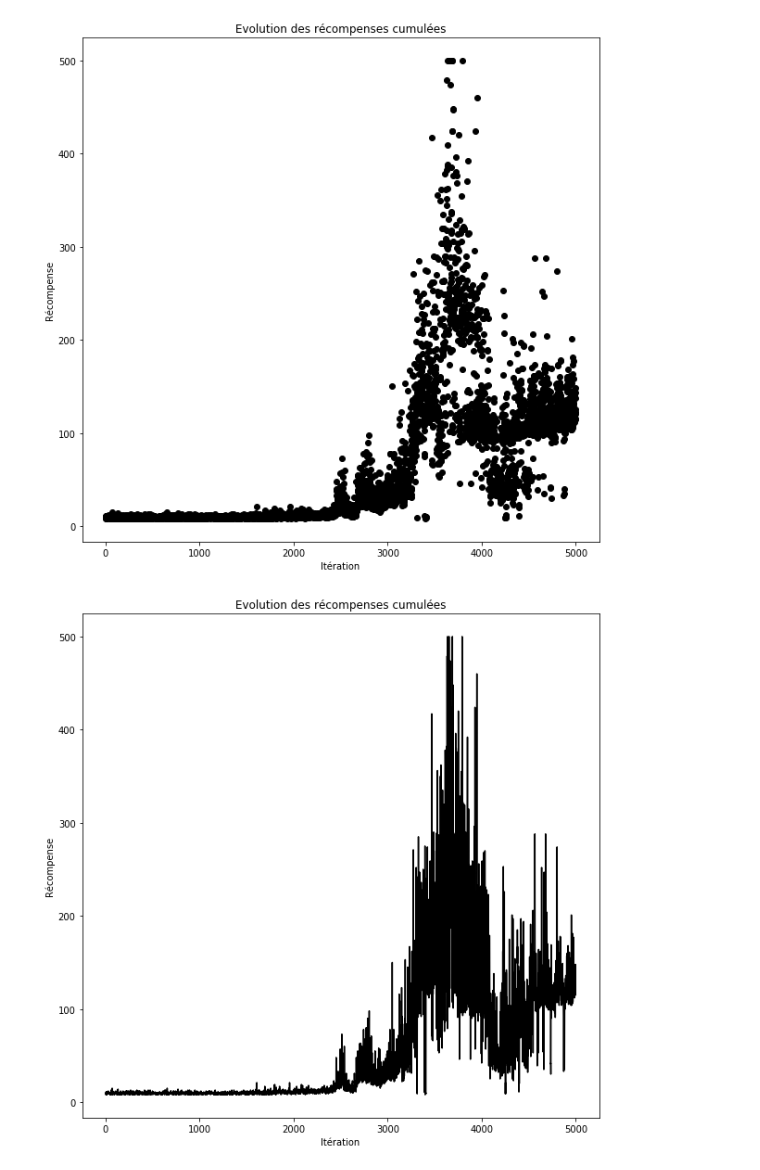
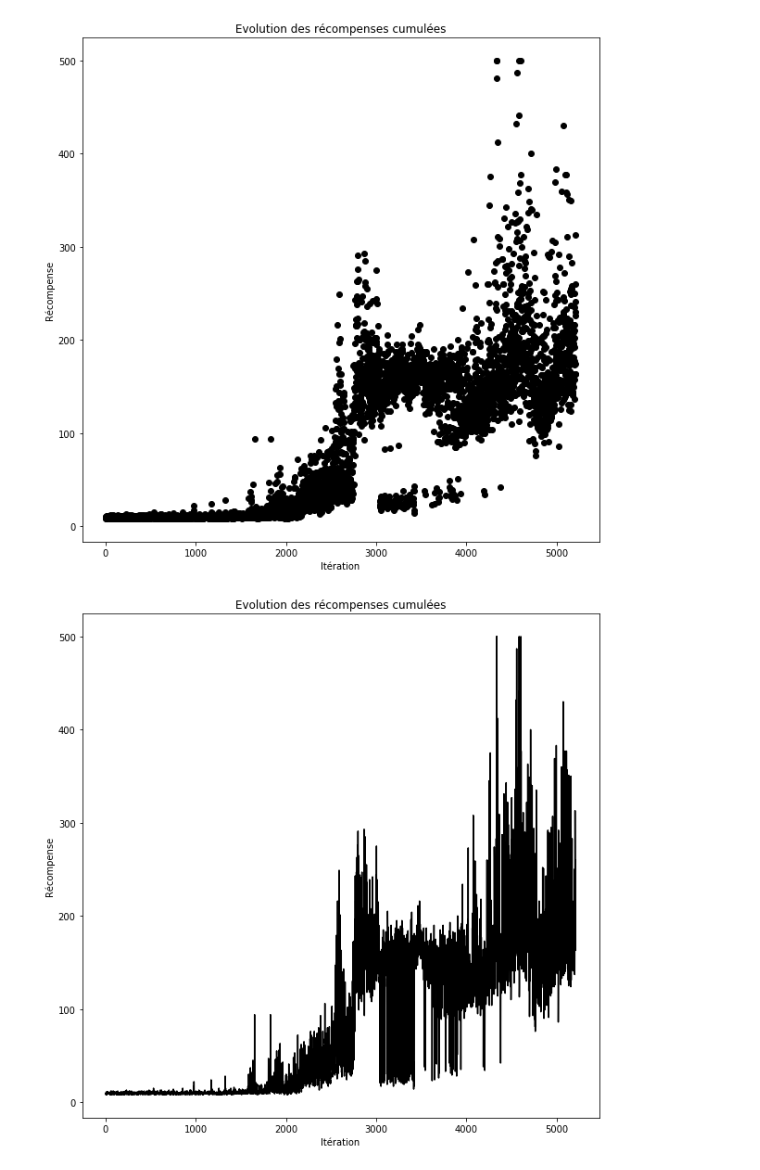
Before and after one commit to GaryOma/ibi-deeprl, a Jupyter notebook: src/experience_replay.ipynb, the cells around one changed output. Saved outputs shown, nothing was run; the diff lists cells and outputs as text; code cells hidden in the pictures.

Commit message:
new images

```diff
--- a/src/experience_replay.ipynb
+++ b/src/experience_replay.ipynb
@@ -17,7 +17,7 @@ import matplotlib.pyplot as plt
 # %%
 SAV = "img/"
 # %%
-def plot_reward(rewards, title="", file_name="error", mean_size=100):
+def plot_reward(rewards, title="", file_name="error", mean_size=100, type_graph="dot"):
     list_e = []
     x_s = []
     i = 0
@@ -35,14 +35,16 @@ def plot_reward(rewards, title="", file_name="error", mean_size=100):
     # for error in errors:
     #     list_e.append(error.item())
     plt.figure(figsize=(10, 10))
-    # plt.plot(x_s, list_e, 'ok')
-    # plt.bar(x_s, list_e)
-    plt.plot(list_e, 'k')
+    if type_graph == "dot":
+        plt.plot(x_s, list_e, 'ok')
+    else:
+        # plt.bar(x_s, list_e)
+        plt.plot(list_e, 'k')
     plt.ylabel("Récompense")
     plt.xlabel("Itération")
     plt.title(title)
     if file_name:
-        plt.savefig(f"{SAV}{env_name}/{file_name}.png")
+        plt.savefig(f"{SAV}{env_name}/{type_graph}_{file_name}.png")
     plt.show()
 # %%
 class Experience:
@@ -70,12 +72,13 @@ class Net(nn.Module):
     def __init__(self, in_size, out_size):
         super(Net, self).__init__()
         print(in_size, out_size)
-        self.in_l = nn.Linear(in_size, 3)
-        self.in_l2 = nn.Linear(3, out_size)
+        self.in_l = nn.Linear(in_size, out_size)
+        # self.in_l = nn.Linear(in_size, 3)
+        # self.in_l2 = nn.Linear(3, out_size)
 
     def forward(self, x):
         x = F.sigmoid(self.in_l(x))
-        x = F.sigmoid(self.in_l2(x))
+        # x = F.sigmoid(self.in_l2(x))
         return x
 # %%
 class Agent:
@@ -127,14 +134,17 @@ env.seed(0)
 observation_size = env.observation_space.shape[0]
 action_size = env.action_space.n
 
+eta = 0.01
 net = Net(observation_size, env.action_space.n)
 criterion = nn.MSELoss()
-optimizer = optim.SGD(net.parameters(), lr=0.001, momentum=0.9)
+optimizer = optim.SGD(net.parameters(), lr=eta, momentum=0.9)
 agent = Agent(net)
 
+render = True
 episode_count = 5000
+episode_render = 1000
 reward = 0
-batch_size = 32
+batch_size = 5
 done = False
 
 rewards = []
@@ -148,6 +162,11 @@ for i in range(episode_count):
         with torch.no_grad():
             action = agent.choose_action(ob, reward, done)
         current_state = ob
+        if render:
+            if i % episode_render == 0:
+                env.render()
+            elif (i - 1) % episode_render == 0:
+                env.close()
         ob, reward, done, _ = env.step(action)
         rewardSum += reward
         steps += 1
@@ -177,10 +196,6 @@ for i in range(episode_count):
             loss.backward()
             optimizer.step()
         if done:
-            print(f"ep {i} : reward {rewardSum}")
+            print(f"ep {i} : reward {rewardSum}", end="\r")
             rewards.append(rewardSum)
-
-
-
-env.close()
 # %% [output]
@@ -206,8 +228,8 @@ rewards
 # %%
-plot_reward(rewards, "Evolution des récompenses cumulées", file_name=f"dot_{episode_count}_{batch_size}", mean_size=1)
+plot_reward(rewards, "Evolution des récompenses cumulées", file_name=f"{episode_count}_{batch_size}_e{len(rewards)}_eta{eta}", mean_size=1, type_graph="dot")
 # %% [output]
-[figure, old version]
+[figure, new version]
 # %%
-plot_reward(rewards, "Evolution des récompenses cumulées", file_name=f"bar_{episode_count}_{batch_size}", mean_size=1)
+plot_reward(rewards, "Evolution des récompenses cumulées", file_name=f"{episode_count}_{batch_size}_e{len(rewards)}_eta{eta}", mean_size=1, type_graph="bar")
 # %% [output]
-[figure, old version]
+[figure, new version]
```
Also changed, not shown: parts of 6 cells of this notebook, 10 other files.
